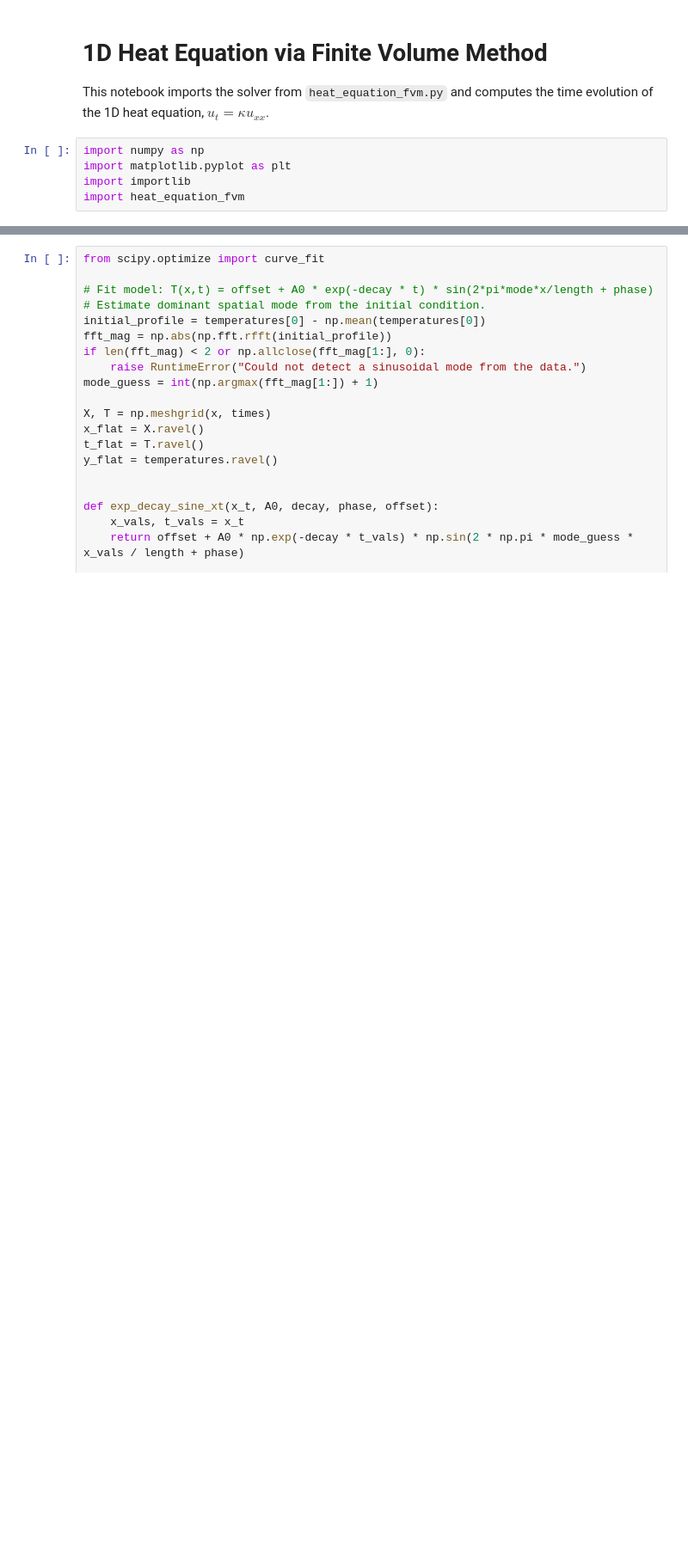
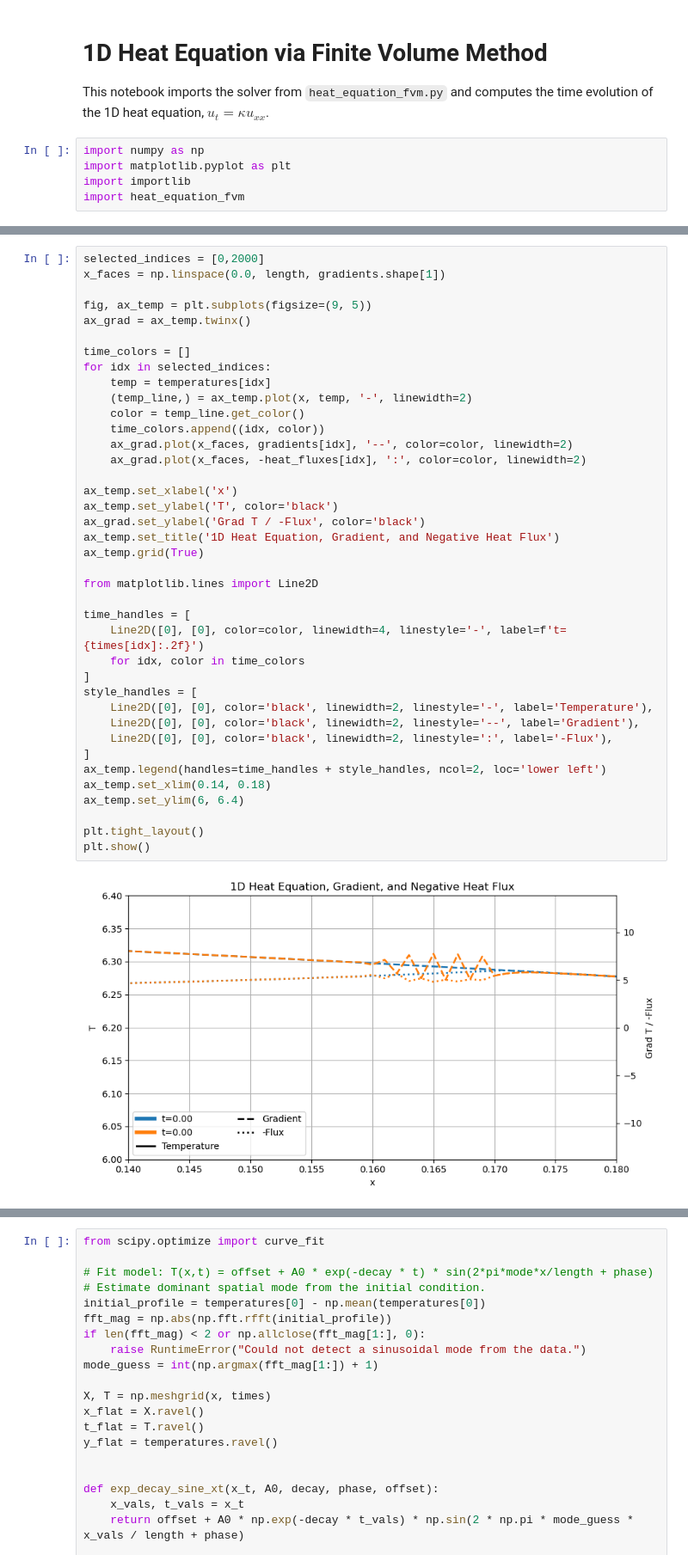
Before and after one commit to ttrent/HeatDispersion_FiniteVolume, a Jupyter notebook: heat_equation_fvm.ipynb, the cells around one changed output, grey strips where cells are left out. Shown at 86% size. Saved outputs shown, nothing was run; the diff lists cells and outputs as text; blank space fills up the shorter version.

Commit message:
Adjust saturated heat flux and notebook runs

```diff
--- a/heat_equation_fvm.ipynb
+++ b/heat_equation_fvm.ipynb
@@ -87,3 +90,44 @@ KeyboardInterrupt:
+# %%
+selected_indices = [0,2000]
+x_faces = np.linspace(0.0, length, gradients.shape[1])
+
+fig, ax_temp = plt.subplots(figsize=(9, 5))
+ax_grad = ax_temp.twinx()
+
+time_colors = []
+for idx in selected_indices:
+    temp = temperatures[idx]
+    (temp_line,) = ax_temp.plot(x, temp, '-', linewidth=2)
+    color = temp_line.get_color()
+    time_colors.append((idx, color))
+    ax_grad.plot(x_faces, gradients[idx], '--', color=color, linewidth=2)
+    ax_grad.plot(x_faces, -heat_fluxes[idx], ':', color=color, linewidth=2)
+
+ax_temp.set_xlabel('x')
+ax_temp.set_ylabel('T', color='black')
+ax_grad.set_ylabel('Grad T / -Flux', color='black')
+ax_temp.set_title('1D Heat Equation, Gradient, and Negative Heat Flux')
+ax_temp.grid(True)
+
+from matplotlib.lines import Line2D
+
+time_handles = [
+    Line2D([0], [0], color=color, linewidth=4, linestyle='-', label=f't={times[idx]:.2f}')
+    for idx, color in time_colors
+]
+style_handles = [
+    Line2D([0], [0], color='black', linewidth=2, linestyle='-', label='Temperature'),
+    Line2D([0], [0], color='black', linewidth=2, linestyle='--', label='Gradient'),
+    Line2D([0], [0], color='black', linewidth=2, linestyle=':', label='-Flux'),
+]
+ax_temp.legend(handles=time_handles + style_handles, ncol=2, loc='lower left')
+ax_temp.set_xlim(0.14, 0.18)
+ax_temp.set_ylim(6, 6.4)
+
+plt.tight_layout()
+plt.show()
+# %% [output]
+[figure, added]
 # %%
 from pathlib import Path
 import multiprocessing as mp
```
Also changed, not shown: parts of 2 cells of this notebook, 1 other file.
